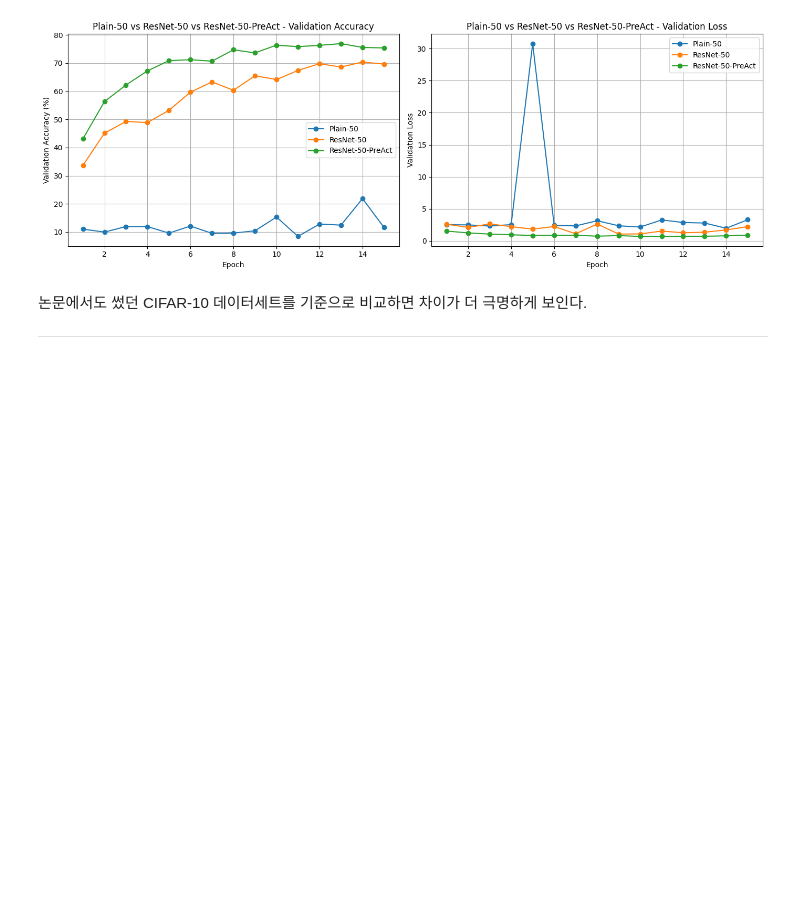
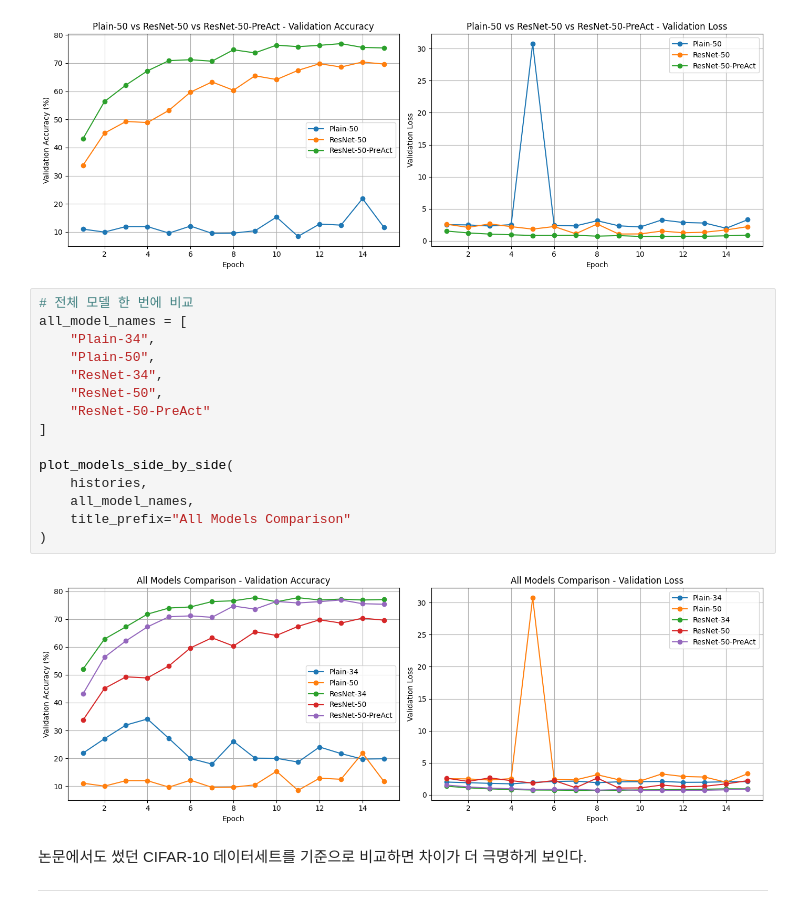
Before and after one commit to grandmeadow/AIFFEL_quest_rs, a Jupyter notebook: Exploration/Ex02/CIFAR.ipynb, the cells around one changed output. Saved outputs shown, nothing was run; the diff lists cells and outputs as text; blank space fills up the shorter version.

```diff
--- a/Exploration/Ex02/CIFAR.ipynb
+++ b/Exploration/Ex02/CIFAR.ipynb
@@ -1174,6 +1177,23 @@ plot_models_side_by_side(
 )
 # %% [output]
 [figure]
+# %%
+# 전체 모델 한 번에 비교
+all_model_names = [
+    "Plain-34",
+    "Plain-50",
+    "ResNet-34",
+    "ResNet-50",
+    "ResNet-50-PreAct"
+]
+
+plot_models_side_by_side(
+    histories,
+    all_model_names,
+    title_prefix="All Models Comparison"
+)
+# %% [output]
+[figure, added]
 # %% [markdown]
 논문에서도 썼던 CIFAR-10 데이터세트를 기준으로 비교하면 차이가 더 극명하게 보인다.
 
```
Also changed, not shown: parts of 1 cell of this notebook.
